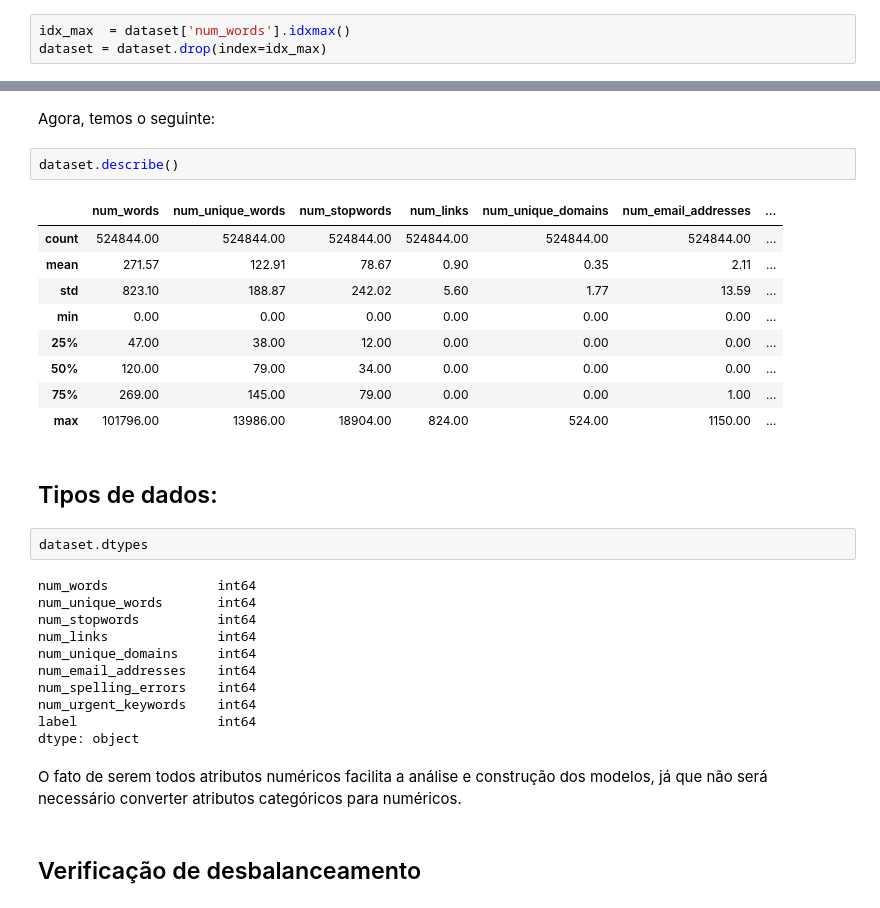
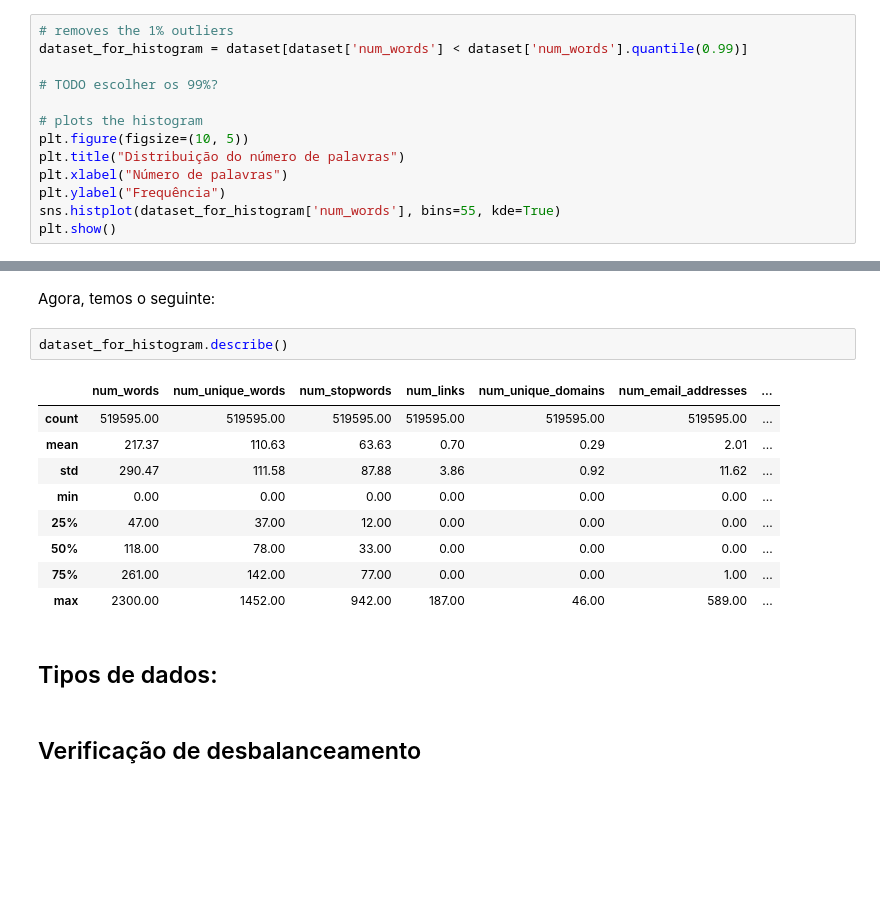
Before and after one commit to Zeronevi/phishing-classification, a Jupyter notebook: undersampling.ipynb, the cells around one changed output, grey strips where cells are left out. Drawn from its saved outputs; the diff is of its cells as text; blank space fills up the shorter version.

```diff
--- a/undersampling.ipynb
+++ b/undersampling.ipynb
@@ -63,3 +83,13 @@ Mesmo o segundo email com mais palavras tem uma diferença muito grande com rela
 # %%
-idx_max  = dataset['num_words'].idxmax()
-dataset = dataset.drop(index=idx_max)
+# removes the 1% outliers
+dataset_for_histogram = dataset[dataset['num_words'] < dataset['num_words'].quantile(0.99)]
+
+# TODO escolher os 99%?
+
+# plots the histogram
+plt.figure(figsize=(10, 5))
+plt.title("Distribuição do número de palavras")
+plt.xlabel("Número de palavras")
+plt.ylabel("Frequência")
+sns.histplot(dataset_for_histogram['num_words'], bins=55, kde=True)
+plt.show()
@@ -66,34 +98,19 @@ dataset = dataset.drop(index=idx_max)
 # %% [markdown]
 Agora, temos o seguinte:
 # %%
-dataset.describe()
+dataset_for_histogram.describe()
 # %% [output]
 |  | num_words | num_unique_words | num_stopwords | num_links | num_unique_domains | num_email_addresses | ... |
-| count | 524844.00 | 524844.00 | 524844.00 | 524844.00 | 524844.00 | 524844.00 | ... |
-| mean | 271.57 | 122.91 | 78.67 | 0.90 | 0.35 | 2.11 | ... |
-| std | 823.10 | 188.87 | 242.02 | 5.60 | 1.77 | 13.59 | ... |
+| count | 519595.00 | 519595.00 | 519595.00 | 519595.00 | 519595.00 | 519595.00 | ... |
+| mean | 217.37 | 110.63 | 63.63 | 0.70 | 0.29 | 2.01 | ... |
+| std | 290.47 | 111.58 | 87.88 | 3.86 | 0.92 | 11.62 | ... |
 | min | 0.00 | 0.00 | 0.00 | 0.00 | 0.00 | 0.00 | ... |
-| 25% | 47.00 | 38.00 | 12.00 | 0.00 | 0.00 | 0.00 | ... |
-| 50% | 120.00 | 79.00 | 34.00 | 0.00 | 0.00 | 0.00 | ... |
-| 75% | 269.00 | 145.00 | 79.00 | 0.00 | 0.00 | 1.00 | ... |
-| max | 101796.00 | 13986.00 | 18904.00 | 824.00 | 524.00 | 1150.00 | ... |
+| 25% | 47.00 | 37.00 | 12.00 | 0.00 | 0.00 | 0.00 | ... |
+| 50% | 118.00 | 78.00 | 33.00 | 0.00 | 0.00 | 0.00 | ... |
+| 75% | 261.00 | 142.00 | 77.00 | 0.00 | 0.00 | 1.00 | ... |
+| max | 2300.00 | 1452.00 | 942.00 | 187.00 | 46.00 | 589.00 | ... |
 # %% [markdown]
 ## Tipos de dados:
-# %%
-dataset.dtypes
-# %% [output]
-num_words              int64
-num_unique_words       int64
-num_stopwords          int64
-num_links              int64
-num_unique_domains     int64
-num_email_addresses    int64
-num_spelling_errors    int64
-num_urgent_keywords    int64
-label                  int64
-dtype: object
-# %% [markdown]
-O fato de serem todos atributos numéricos facilita a análise e construção dos modelos, já que não será necessário converter atributos categóricos para numéricos.
 # %% [markdown]
 ## Verificação de desbalanceamento
 # %%
```
Also changed, not shown: parts of 14 cells of this notebook.
